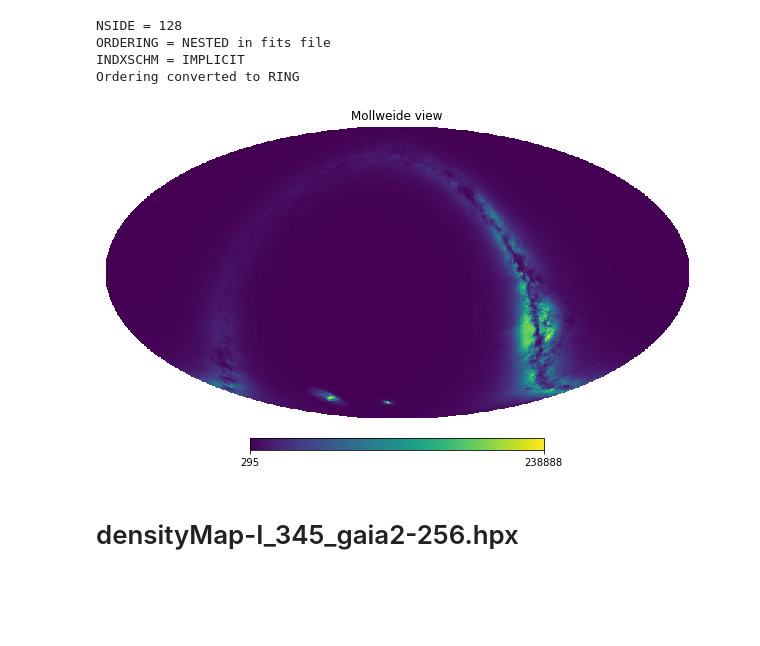
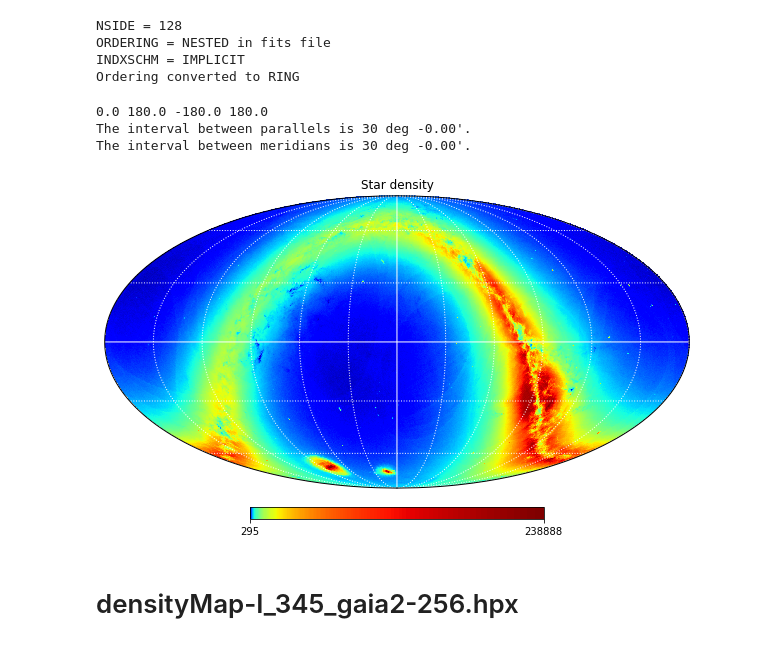
Before and after one commit to sylvielsstfr/MyGaia, a Jupyter notebook: densitymap/GaiaDensityMap.ipynb, the cells around one changed output. Drawn from its saved outputs; the diff is of its cells as text; code cells hidden in the pictures; blank space fills up the shorter version.

```diff
--- a/densitymap/GaiaDensityMap.ipynb
+++ b/densitymap/GaiaDensityMap.ipynb
@@ -49,10 +55,14 @@ INDXSCHM = IMPLICIT
 Ordering converted to RING
 # %%
 imap2=map2.astype(np.int64)
-# %%
-hp.mollview(imap2)
-# %% [output]
-[figure, removed]
+# %%
+hp.mollview(imap2,norm='log',title='Star density',cmap="jet",xsize=2000)
+hp.graticule(color="w")
+# %% [output]
+0.0 180.0 -180.0 180.0
+The interval between parallels is 30 deg -0.00'.
+The interval between meridians is 30 deg -0.00'.
+[figure, added]
 # %% [markdown]
 # densityMap-I_345_gaia2-256.hpx
 # %%
```
Also changed, not shown: parts of 19 cells of this notebook, 2 other files.
